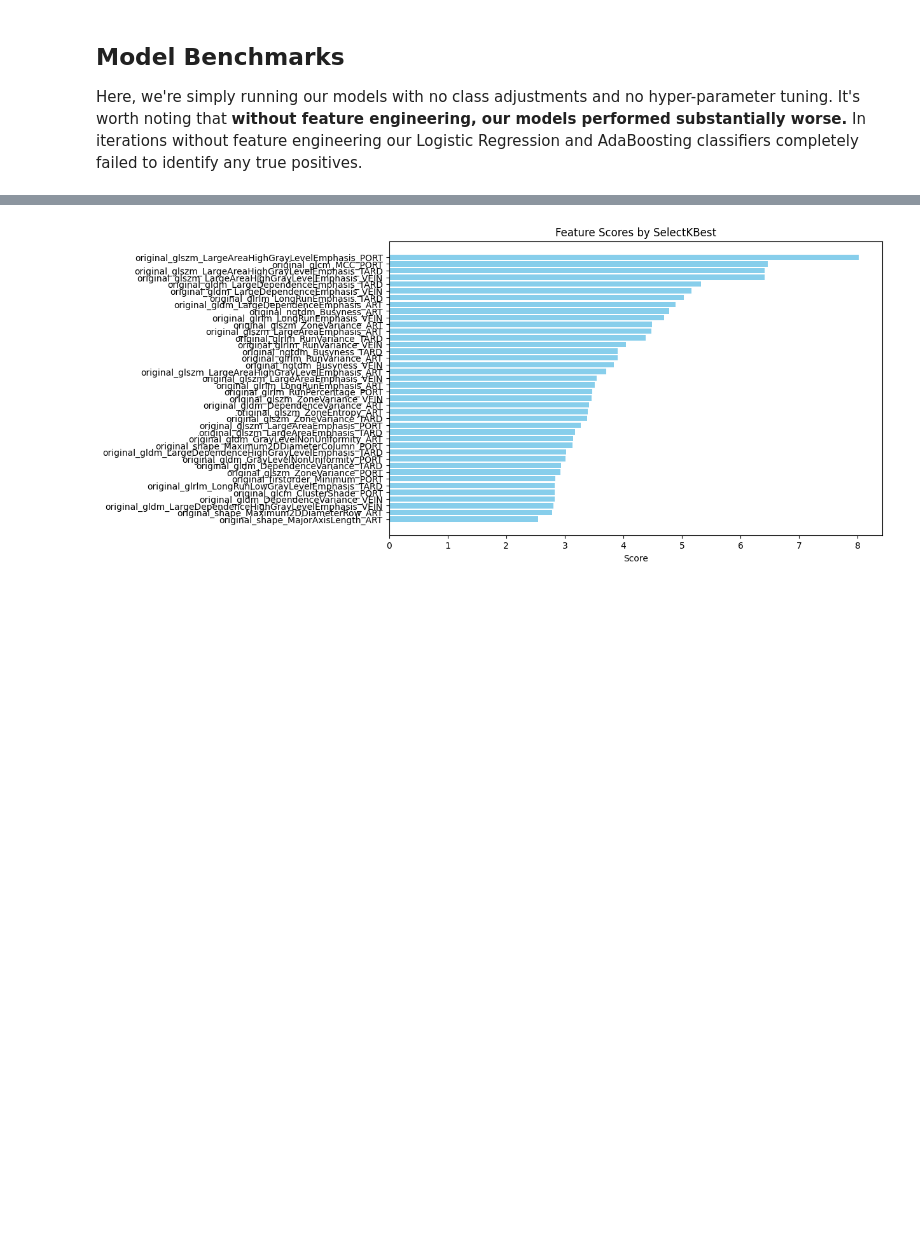
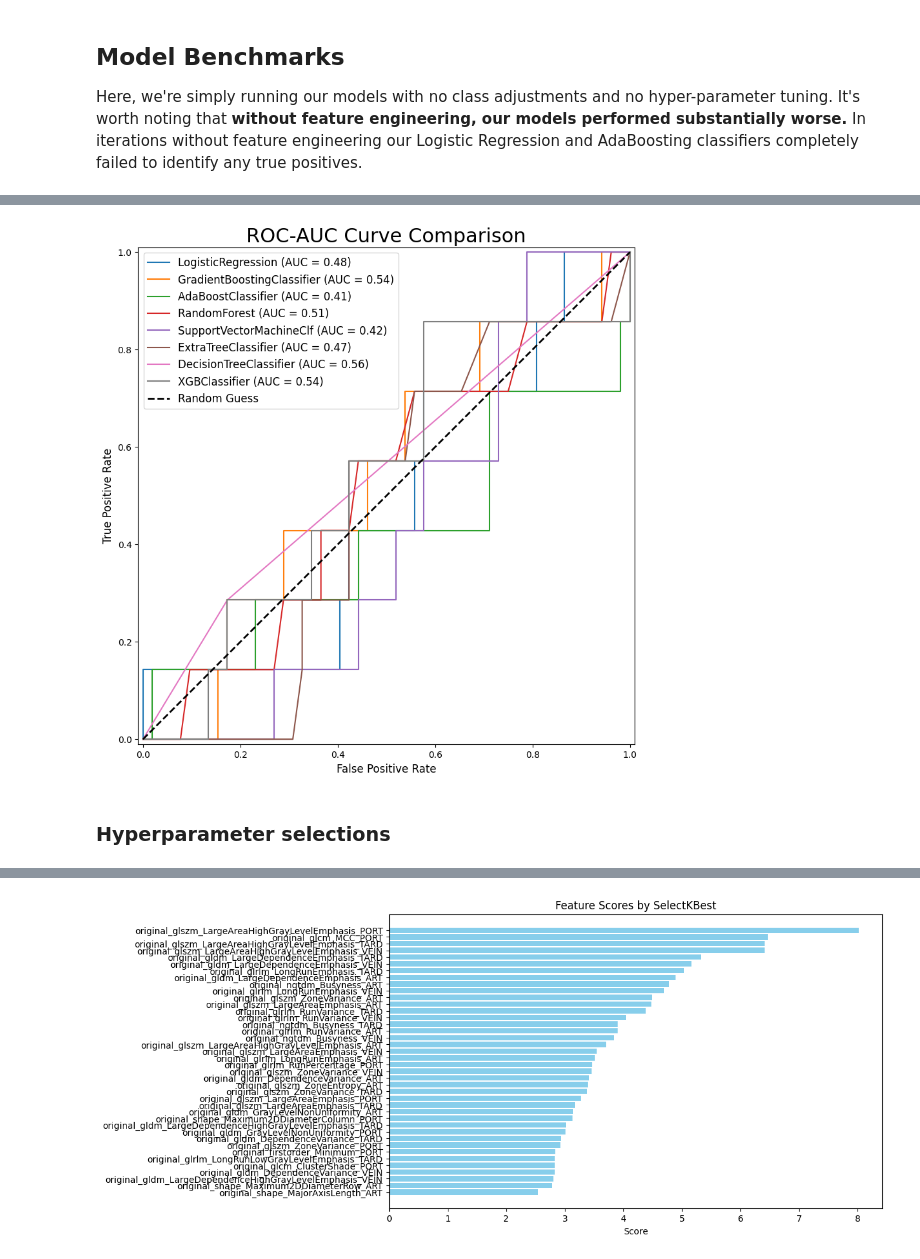
Before and after one commit to V1ncenttt/liver-cancer-survival-analysis, a Jupyter notebook: Classification_survival.ipynb, the cells around one changed output, grey strips where cells are left out. Cells and saved outputs as stored; diff of their text form; code cells hidden in the pictures; blank space fills up the shorter version.

Commit message:
hyperparametre selection

```diff
--- a/Classification_survival.ipynb
+++ b/Classification_survival.ipynb
@@ -277,0 +526,2 @@ pd.DataFrame(init_list).sort_values(by='test_accuracy', ascending=False).reset_i
+# %%
+svc_1y = run_model('svc',mission='After one year')
@@ -277,0 +542,2 @@ pd.DataFrame(init_list).sort_values(by='test_accuracy', ascending=False).reset_i
+# %%
+ada_1y = run_model('ada',mission='After one year')
@@ -277,0 +558,2 @@ pd.DataFrame(init_list).sort_values(by='test_accuracy', ascending=False).reset_i
+# %%
+xg_1y = run_model('xgb',mission='After one year')
@@ -277,0 +587,17 @@ pd.DataFrame(init_list).sort_values(by='test_accuracy', ascending=False).reset_i
+# %%
+y1_dict = {
+    lr_1y: 'LogisticRegression',
+    gb_1y: 'GradientBoostingClassifier',
+    ada_1y: 'AdaBoostClassifier',
+    rf_1y: 'RandomForest',
+    svc_1y: 'SupportVectorMachineClf',
+    et_1y: 'ExtraTreeClassifier',
+    dt_1y: 'DecisionTreeClassifier',
+    xg_1y:'XGBClassifier'
+}
+# %%
+roc_curve_plotter(y1_dict)
+# %% [output]
+[figure, added]
+# %% [markdown]
+### Hyperparameter selections
```
Also changed, not shown: parts of 91 cells of this notebook.
